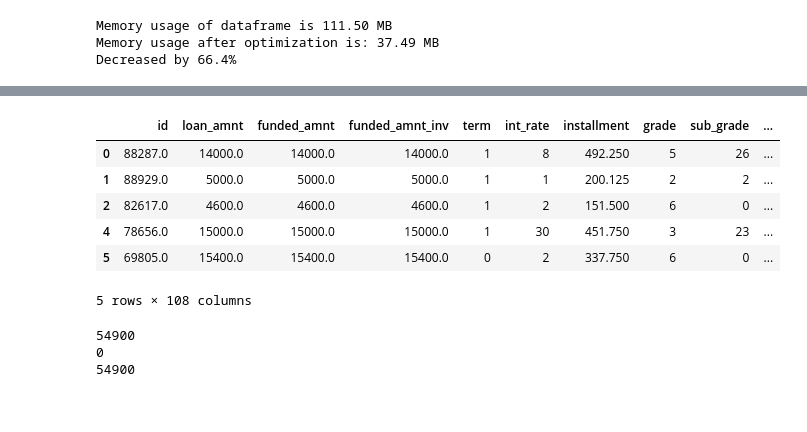
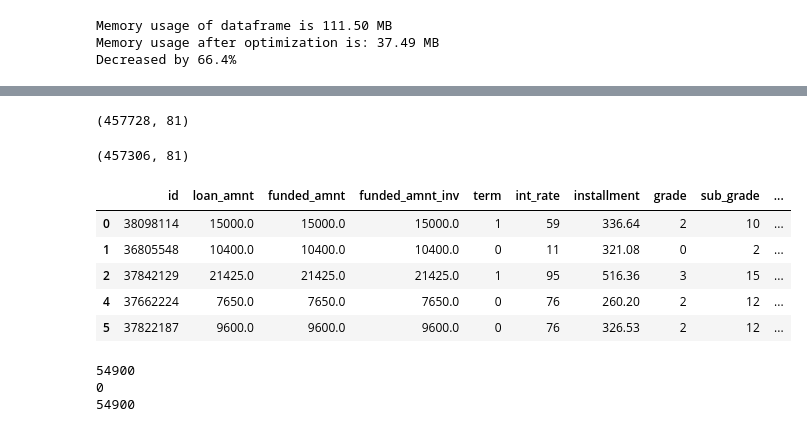
Before and after one commit to vaibhavhirani/ML-Loan-Assignment, a Jupyter notebook: ML_assignment_test.ipynb, the cells around one changed output, grey strips where cells are left out. Drawn from its saved outputs; the diff is of its cells as text; code cells hidden in the pictures.

```diff
--- a/ML_assignment_test.ipynb
+++ b/ML_assignment_test.ipynb
@@ -588,0 +592,17 @@ _data = data
+# %%
+# Ordinal Number Encoding
+def ordinal_number_encoding(data):
+  for col in data.columns:
+    if data[col].dtype.name == 'object':
+      cols = { element: index for index,element in enumerate(set(data[col])) if element }
+      data[col] = data[col].map(cols)
+
+  return data
+
+data = ordinal_number_encoding(data)
+
+# _data['emp_title'] = data['emp_title'].map(_emp_title)
+
+
+data.head()
+# _data['emp_title'] = data['emp_title']
@@ -589,2 +616,2 @@ _data = data
 # %%
-data = _data
+data.shape
@@ -591,6 +619,0 @@ data = _data
-# %%
-#delete Columns
-empty_data_fields = data.isnull().sum()
-cut_off = data['id'].count() * .40
-data = data.drop([ x for x in empty_data_fields.keys() if empty_data_fields[x] > cut_off ] ,axis=1)
-data.head()
@@ -636,17 +640,24 @@ _data.head()
+# %%
+drop_list = ['mths_since_last_delinq','mths_since_recent_inq','num_tl_120dpd_2m','mo_sin_old_il_acct','bc_util','percent_bc_gt_75','bc_open_to_buy','mths_since_recent_bc']
+data = data.drop(drop_list, axis=1, errors='ignore')
+data.shape
+# %% [output]
+(457728, 81)
 # %%
 #delete NAN Rows
-for x in _data.columns:
-  _data = _data.drop(_data.loc[_data[x].isnull()].index)
-data = _data
+for x in data.columns:
+  data = data.drop(data.loc[data[x].isnull()].index)
+
+print(data.shape)
 data.head()
 # %% [output]
+(457306, 81)
 |  | id | loan_amnt | funded_amnt | funded_amnt_inv | term | int_rate | installment | grade | sub_grade | ... |
-| 0 | 88287.0 | 14000.0 | 14000.0 | 14000.0 | 1 | 8 | 492.250 | 5 | 26 | ... |
-| 1 | 88929.0 | 5000.0 | 5000.0 | 5000.0 | 1 | 1 | 200.125 | 2 | 2 | ... |
-| 2 | 82617.0 | 4600.0 | 4600.0 | 4600.0 | 1 | 2 | 151.500 | 6 | 0 | ... |
-| 4 | 78656.0 | 15000.0 | 15000.0 | 15000.0 | 1 | 30 | 451.750 | 3 | 23 | ... |
-| 5 | 69805.0 | 15400.0 | 15400.0 | 15400.0 | 0 | 2 | 337.750 | 6 | 0 | ... |
+| 0 | 38098114 | 15000.0 | 15000.0 | 15000.0 | 1 | 59 | 336.64 | 2 | 10 | ... |
+| 1 | 36805548 | 10400.0 | 10400.0 | 10400.0 | 0 | 11 | 321.08 | 0 | 2 | ... |
+| 2 | 37842129 | 21425.0 | 21425.0 | 21425.0 | 1 | 95 | 516.36 | 3 | 15 | ... |
+| 4 | 37662224 | 7650.0 | 7650.0 | 7650.0 | 0 | 76 | 260.20 | 2 | 12 | ... |
+| 5 | 37822187 | 9600.0 | 9600.0 | 9600.0 | 0 | 76 | 326.53 | 2 | 12 | ... |
-5 rows × 108 columns
 # %%
 print(_data['il_util'].count())
 print(len(_data.loc[_data['il_util'].isnull()].index))
```
Also changed, not shown: parts of 47 cells of this notebook.
